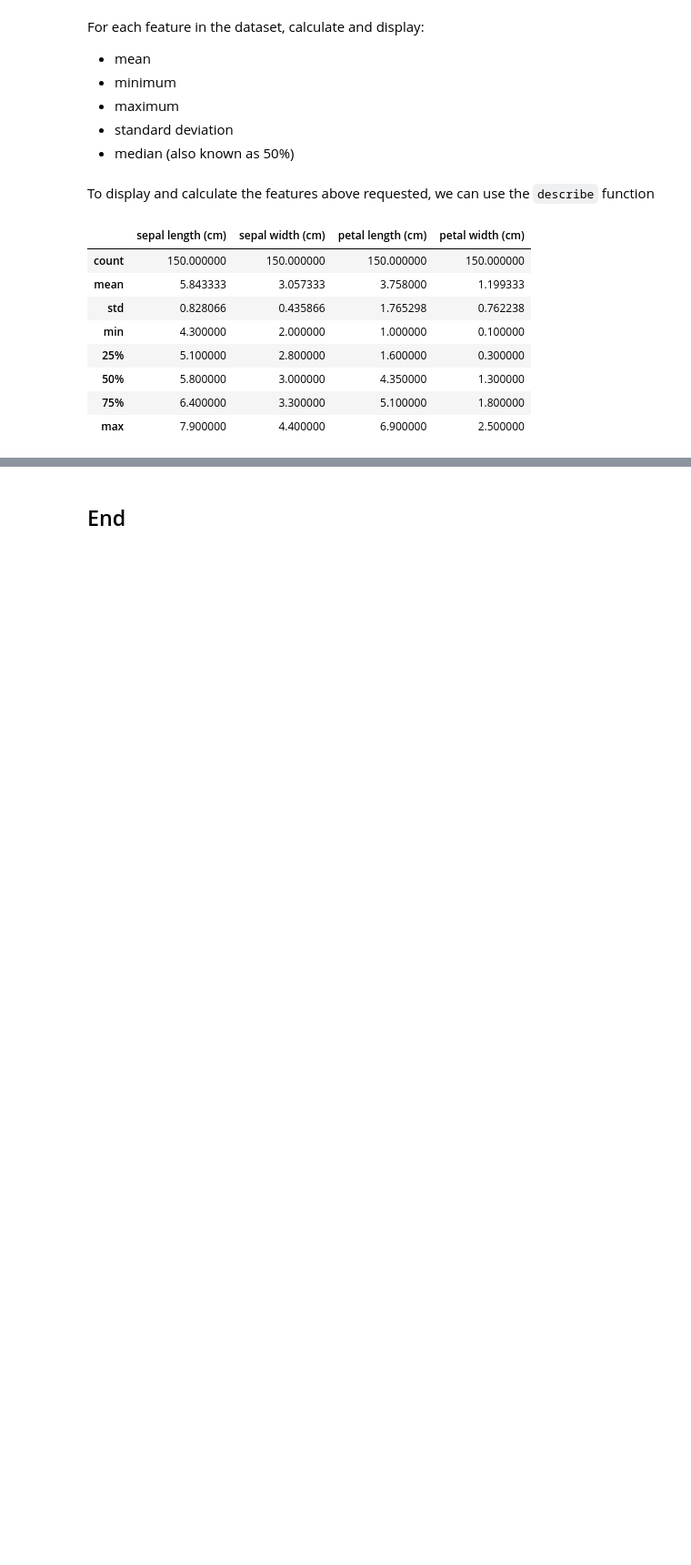
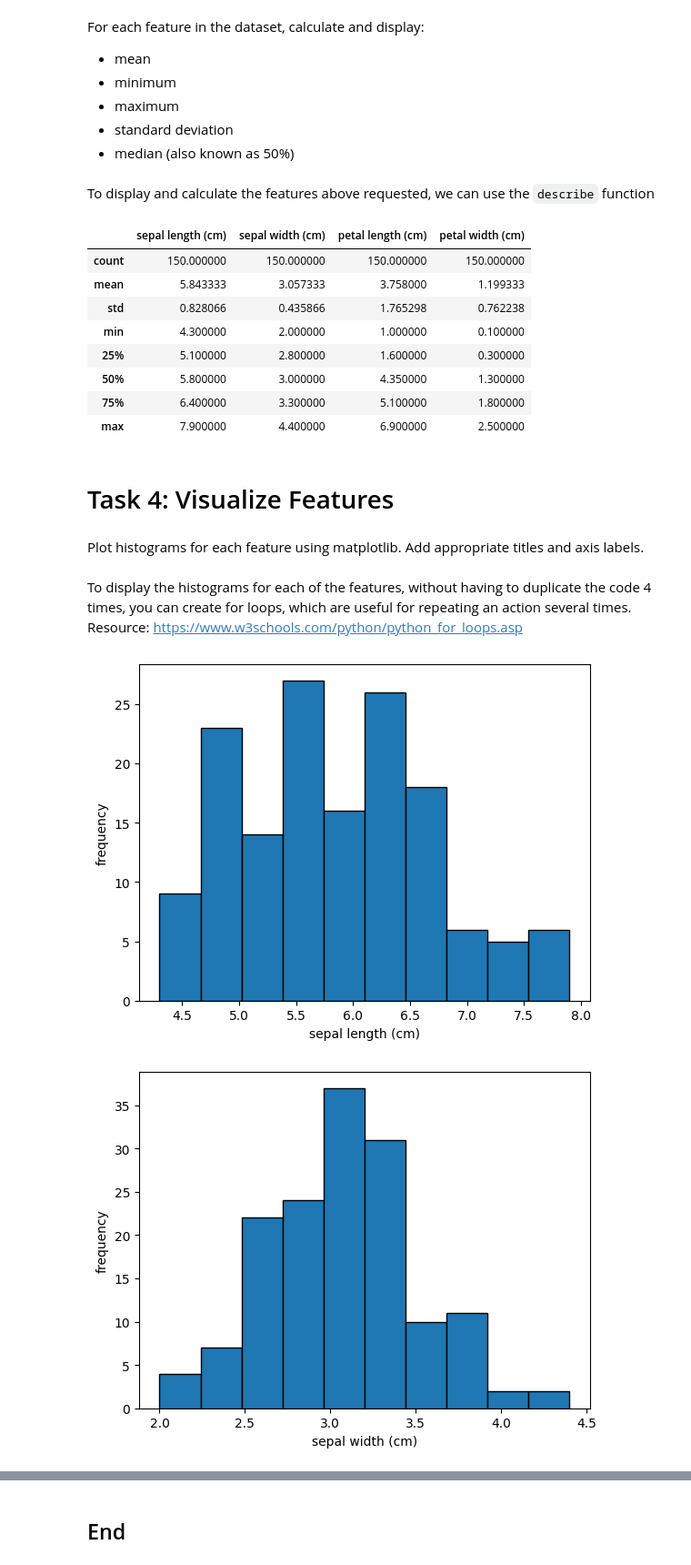
Before and after one commit to tanyasanjuan/principles_of_data_analytics, a Jupyter notebook: iris-dataset-tasks.ipynb, the cells around one changed output, grey strips where cells are left out. Shown at 91% size. Drawn from its saved outputs; the diff is of its cells as text; code cells hidden in the pictures; blank space fills up the shorter version.

Commit message:
Task 4 - plot histograms for each feature, including titles and axis lebels.

```diff
--- a/iris-dataset-tasks.ipynb
+++ b/iris-dataset-tasks.ipynb
@@ -177,3 +177,8 @@ df.describe()
 | 50% | 5.800000 | 3.000000 | 4.350000 | 1.300000 |
 | 75% | 6.400000 | 3.300000 | 5.100000 | 1.800000 |
 | max | 7.900000 | 4.400000 | 6.900000 | 2.500000 |
+# %% [markdown]
+# Task 4: Visualize Features
+# %% [markdown]
+Plot histograms for each feature using matplotlib.
+Add appropriate titles and axis labels.
@@ -179,0 +188,15 @@ df.describe()
+# %% [markdown]
+To display the histograms for each of the features, without having to duplicate the code 4 times, you can create for loops, which are useful for repeating an action several times.
+Resource: https://www.w3schools.com/python/python_for_loops.asp
+# %%
+# For loops will repeate the instruction, in this case for all the characteristics in feature_names
+for feature_name in iris_data['feature_names']:
+    # plt.figure(), creates a separe histogram per each characteristic. https://matplotlib.org/stable/api/_as_gen/matplotlib.pyplot.figure.html
+    plt.figure()
+    plt.hist(df[feature_name], edgecolor="black")
+    plt.xlabel(feature_name)
+    plt.ylabel("frequency")
+    plt.show()
+# %% [output]
+[figure, added]
+[figure, added]
```
Also changed, not shown: parts of 2 cells of this notebook.
